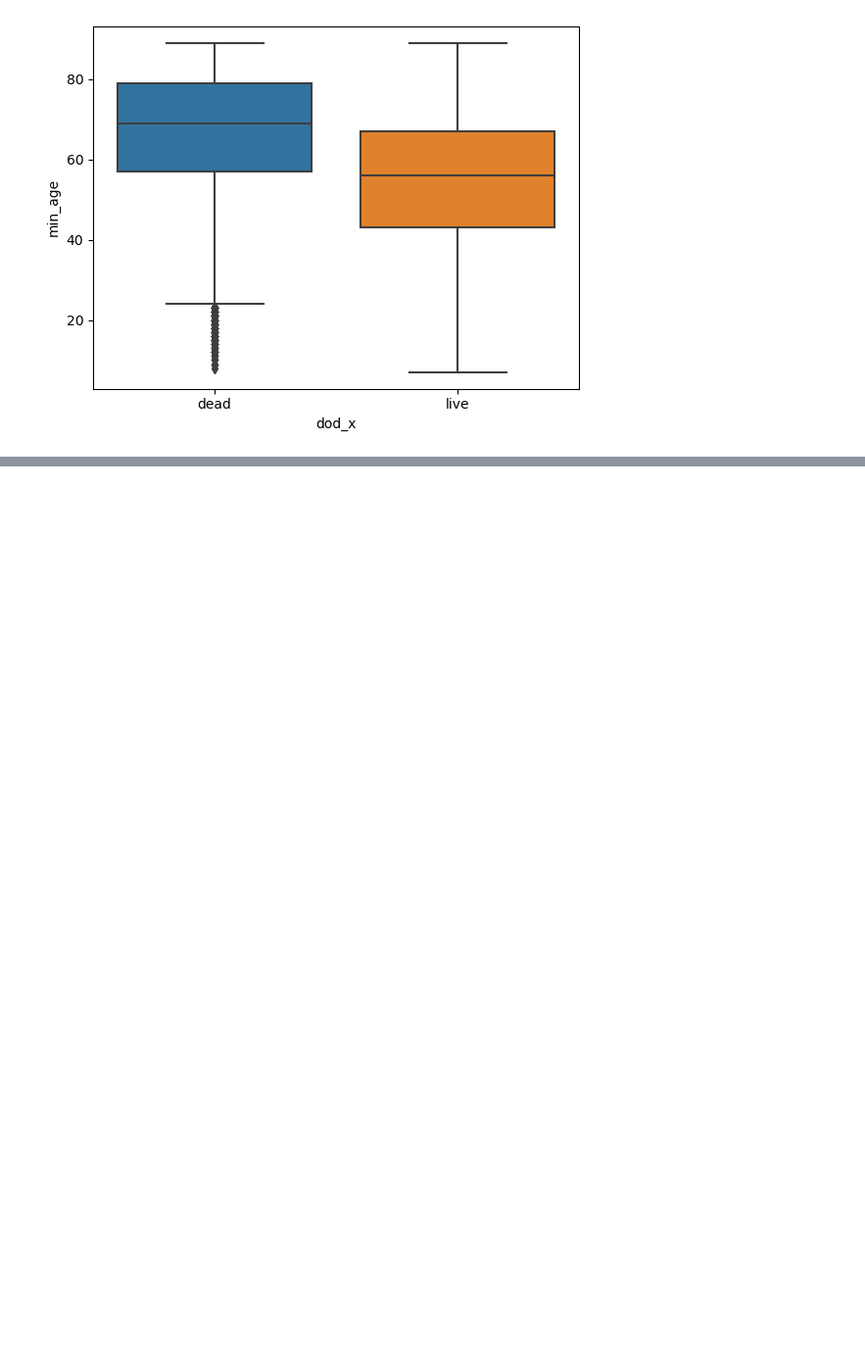
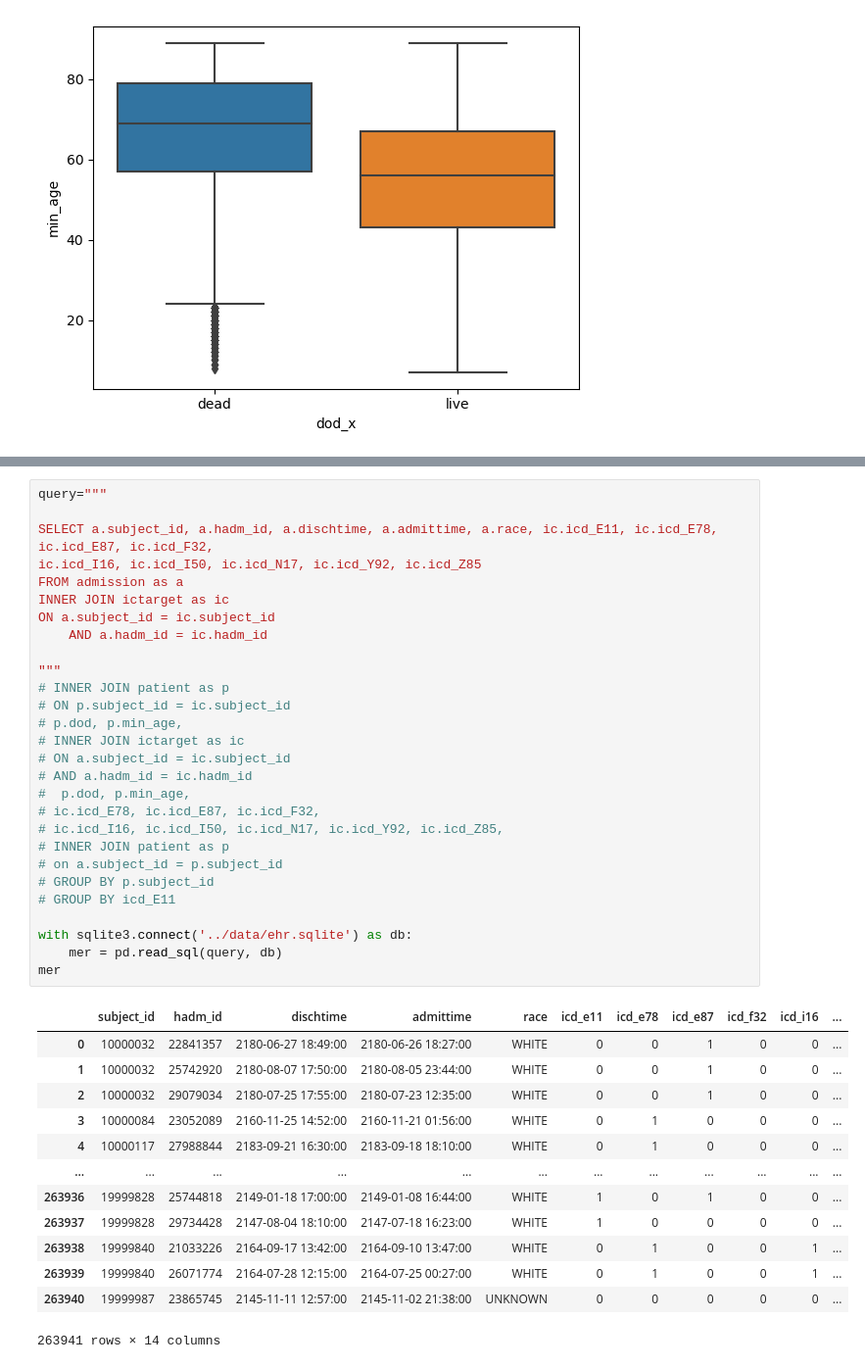
Before and after one commit to smitamisra/EHR_exploration, a Jupyter notebook: notebooks/db_exploration_creatingVisuals.ipynb, the cells around one changed output, grey strips where cells are left out. Shown at 98% size. Cells and saved outputs as stored; diff of their text form; blank space fills up the shorter version.

```diff
--- a/notebooks/db_exploration_creatingVisuals.ipynb
+++ b/notebooks/db_exploration_creatingVisuals.ipynb
@@ -171,0 +251,42 @@ sns.boxplot(data = e11, x = "dod_x", y = "min_age")
+# %%
+query="""
+
+SELECT a.subject_id, a.hadm_id, a.dischtime, a.admittime, a.race, ic.icd_E11, ic.icd_E78, ic.icd_E87, ic.icd_F32,
+ic.icd_I16, ic.icd_I50, ic.icd_N17, ic.icd_Y92, ic.icd_Z85
+FROM admission as a
+INNER JOIN ictarget as ic
+ON a.subject_id = ic.subject_id
+    AND a.hadm_id = ic.hadm_id
+
+"""
+# INNER JOIN patient as p
+# ON p.subject_id = ic.subject_id
+# p.dod, p.min_age,
+# INNER JOIN ictarget as ic
+# ON a.subject_id = ic.subject_id
+# AND a.hadm_id = ic.hadm_id
+#  p.dod, p.min_age,
+# ic.icd_E78, ic.icd_E87, ic.icd_F32,
+# ic.icd_I16, ic.icd_I50, ic.icd_N17, ic.icd_Y92, ic.icd_Z85,
+# INNER JOIN patient as p
+# on a.subject_id = p.subject_id
+# GROUP BY p.subject_id
+# GROUP BY icd_E11
+
+with sqlite3.connect('../data/ehr.sqlite') as db:
+    mer = pd.read_sql(query, db)
+mer
+# %% [output]
+|  | subject_id | hadm_id | dischtime | admittime | race | icd_e11 | icd_e78 | icd_e87 | icd_f32 | icd_i16 | ... |
+| 0 | 10000032 | 22841357 | 2180-06-27 18:49:00 | 2180-06-26 18:27:00 | WHITE | 0 | 0 | 1 | 0 | 0 | ... |
+| 1 | 10000032 | 25742920 | 2180-08-07 17:50:00 | 2180-08-05 23:44:00 | WHITE | 0 | 0 | 1 | 0 | 0 | ... |
+| 2 | 10000032 | 29079034 | 2180-07-25 17:55:00 | 2180-07-23 12:35:00 | WHITE | 0 | 0 | 1 | 0 | 0 | ... |
+| 3 | 10000084 | 23052089 | 2160-11-25 14:52:00 | 2160-11-21 01:56:00 | WHITE | 0 | 1 | 0 | 0 | 0 | ... |
+| 4 | 10000117 | 27988844 | 2183-09-21 16:30:00 | 2183-09-18 18:10:00 | WHITE | 0 | 1 | 0 | 0 | 0 | ... |
+| ... | ... | ... | ... | ... | ... | ... | ... | ... | ... | ... | ... |
+| 263936 | 19999828 | 25744818 | 2149-01-18 17:00:00 | 2149-01-08 16:44:00 | WHITE | 1 | 0 | 1 | 0 | 0 | ... |
+| 263937 | 19999828 | 29734428 | 2147-08-04 18:10:00 | 2147-07-18 16:23:00 | WHITE | 1 | 0 | 0 | 0 | 0 | ... |
+| 263938 | 19999840 | 21033226 | 2164-09-17 13:42:00 | 2164-09-10 13:47:00 | WHITE | 0 | 1 | 0 | 0 | 1 | ... |
+| 263939 | 19999840 | 26071774 | 2164-07-28 12:15:00 | 2164-07-25 00:27:00 | WHITE | 0 | 1 | 0 | 0 | 1 | ... |
+| 263940 | 19999987 | 23865745 | 2145-11-11 12:57:00 | 2145-11-02 21:38:00 | UNKNOWN | 0 | 0 | 0 | 0 | 0 | ... |
+263941 rows × 14 columns
```
Also changed, not shown: parts of 6 cells of this notebook, 7 other files.
